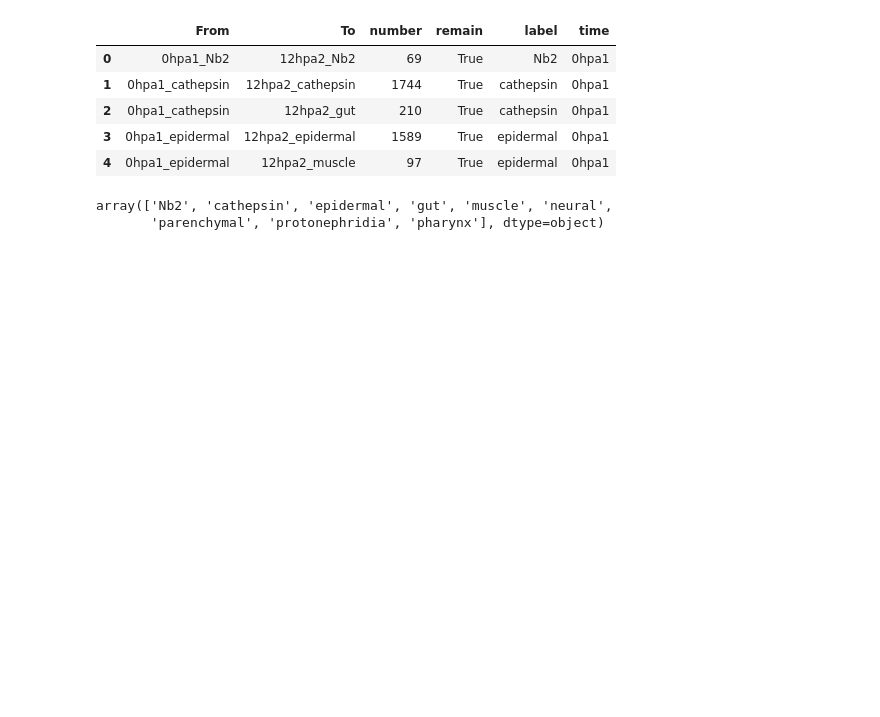
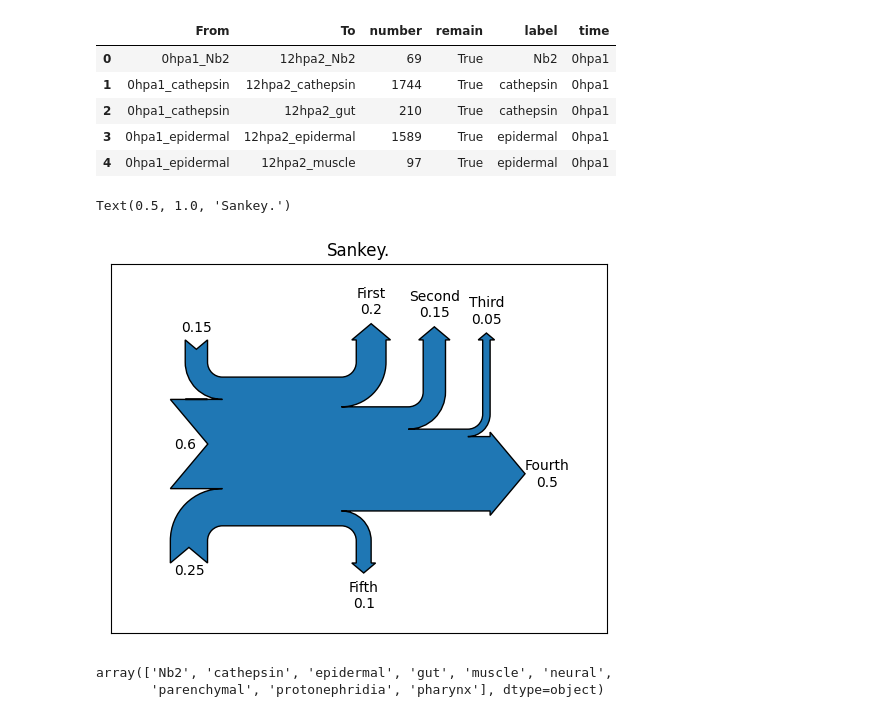
Before and after one commit to BGI-Qingdao/4D-BioReconX, a Jupyter notebook: BIO/digital-lineage/s04.Sankey_plot.ipynb, the cells around one changed output. Saved outputs shown, nothing was run; the diff lists cells and outputs as text; code cells hidden in the pictures; blank space fills up the shorter version.

```diff
--- a/BIO/digital-lineage/s04.Sankey_plot.ipynb
+++ b/BIO/digital-lineage/s04.Sankey_plot.ipynb
@@ -16,6 +14,18 @@ data.head()
 | 2 | 0hpa1_cathepsin | 12hpa2_gut | 210 | True | cathepsin | 0hpa1 |
 | 3 | 0hpa1_epidermal | 12hpa2_epidermal | 1589 | True | epidermal | 0hpa1 |
 | 4 | 0hpa1_epidermal | 12hpa2_muscle | 97 | True | epidermal | 0hpa1 |
+# %%
+import matplotlib.pyplot as plt
+
+from matplotlib.sankey import Sankey
+
+Sankey(flows=[0.25, 0.15, 0.60, -0.20, -0.15, -0.05, -0.50, -0.10],
+       labels=['', '', '', 'First', 'Second', 'Third', 'Fourth', 'Fifth'],
+       orientations=[-1, 1, 0, 1, 1, 1, 0, -1]).finish()
+plt.title("Sankey.")
+# %% [output]
+Text(0.5, 1.0, 'Sankey.')
+[figure, added]
 # %%
 data['label'].unique()
 # %% [output]
```
Also changed, not shown: parts of 1 cell of this notebook.
